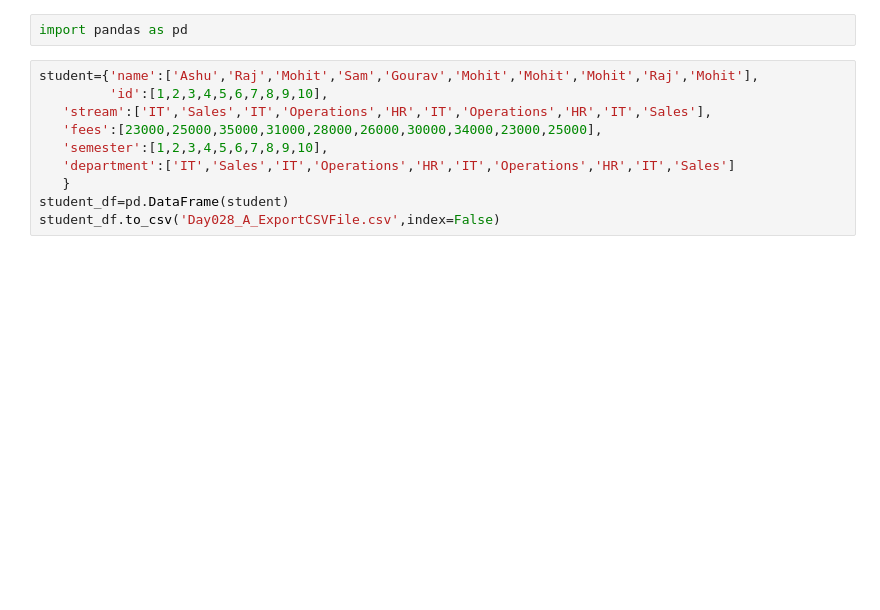
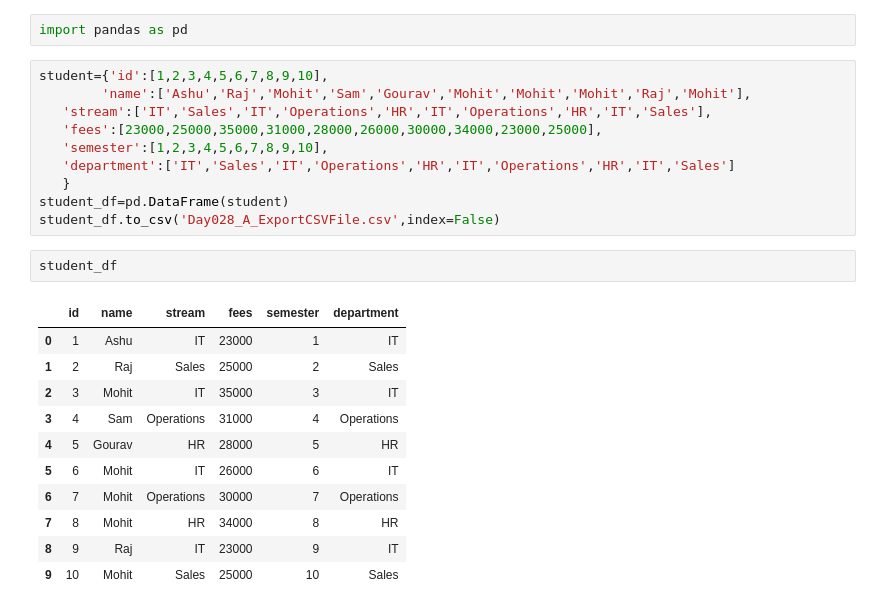
Before and after one commit to ashutosh414/Python-from-beginning, a Jupyter notebook: Day028_Pandas.ipynb, the cells around one changed output. Cells and saved outputs as stored; diff of their text form; blank space fills up the shorter version.

```diff
--- a/Day028_Pandas.ipynb
+++ b/Day028_Pandas.ipynb
@@ -89,8 +89,8 @@ csv_import.tail(2)
 # %%
 import pandas as pd
 # %%
-student={'name':['Ashu','Raj','Mohit','Sam','Gourav','Mohit','Mohit','Mohit','Raj','Mohit'],
-         'id':[1,2,3,4,5,6,7,8,9,10],
+student={'id':[1,2,3,4,5,6,7,8,9,10],
+        'name':['Ashu','Raj','Mohit','Sam','Gourav','Mohit','Mohit','Mohit','Raj','Mohit'],
    'stream':['IT','Sales','IT','Operations','HR','IT','Operations','HR','IT','Sales'],
    'fees':[23000,25000,35000,31000,28000,26000,30000,34000,23000,25000],
    'semester':[1,2,3,4,5,6,7,8,9,10],
@@ -98,3 +98,17 @@ student={'name':['Ashu','Raj','Mohit','Sam','Gourav','Mohit','Mohit','Mohit','Ra
    }
 student_df=pd.DataFrame(student)
 student_df.to_csv('Day028_A_ExportCSVFile.csv',index=False)
+# %%
+student_df
+# %% [output]
+|  | id | name | stream | fees | semester | department |
+| 0 | 1 | Ashu | IT | 23000 | 1 | IT |
+| 1 | 2 | Raj | Sales | 25000 | 2 | Sales |
+| 2 | 3 | Mohit | IT | 35000 | 3 | IT |
+| 3 | 4 | Sam | Operations | 31000 | 4 | Operations |
+| 4 | 5 | Gourav | HR | 28000 | 5 | HR |
+| 5 | 6 | Mohit | IT | 26000 | 6 | IT |
+| 6 | 7 | Mohit | Operations | 30000 | 7 | Operations |
+| 7 | 8 | Mohit | HR | 34000 | 8 | HR |
+| 8 | 9 | Raj | IT | 23000 | 9 | IT |
+| 9 | 10 | Mohit | Sales | 25000 | 10 | Sales |
```
Also changed, not shown: parts of 19 cells of this notebook, 1 other file.
